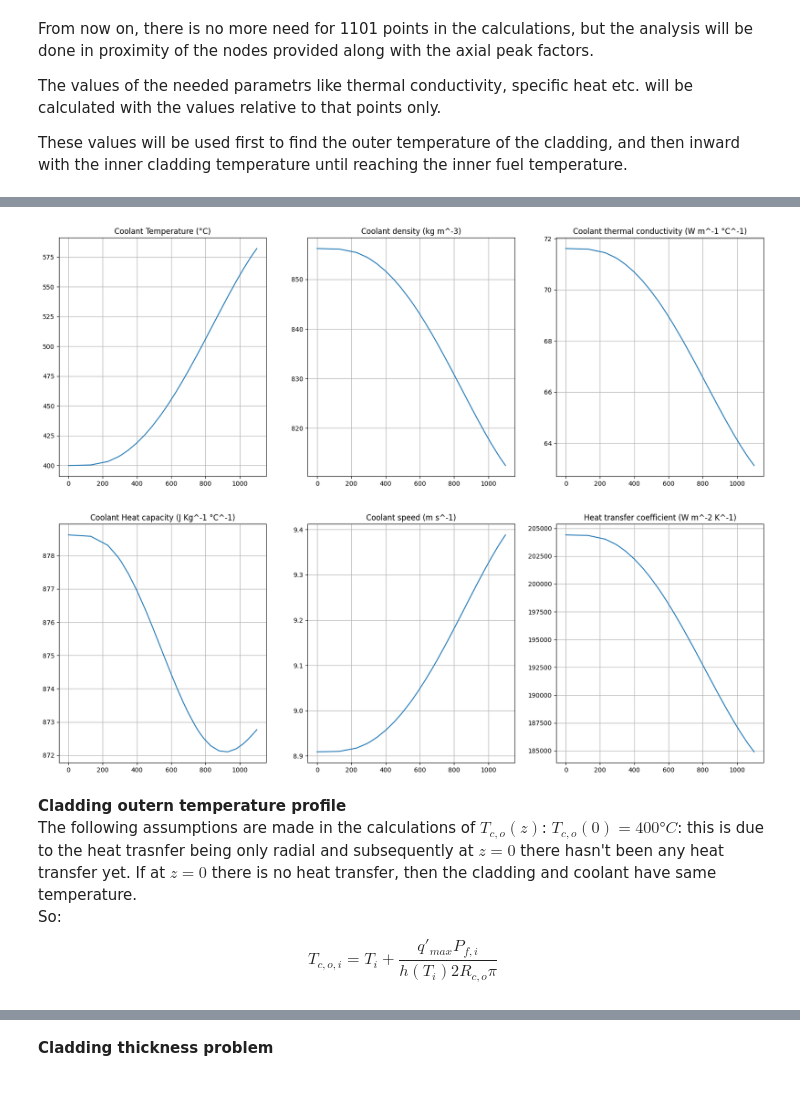
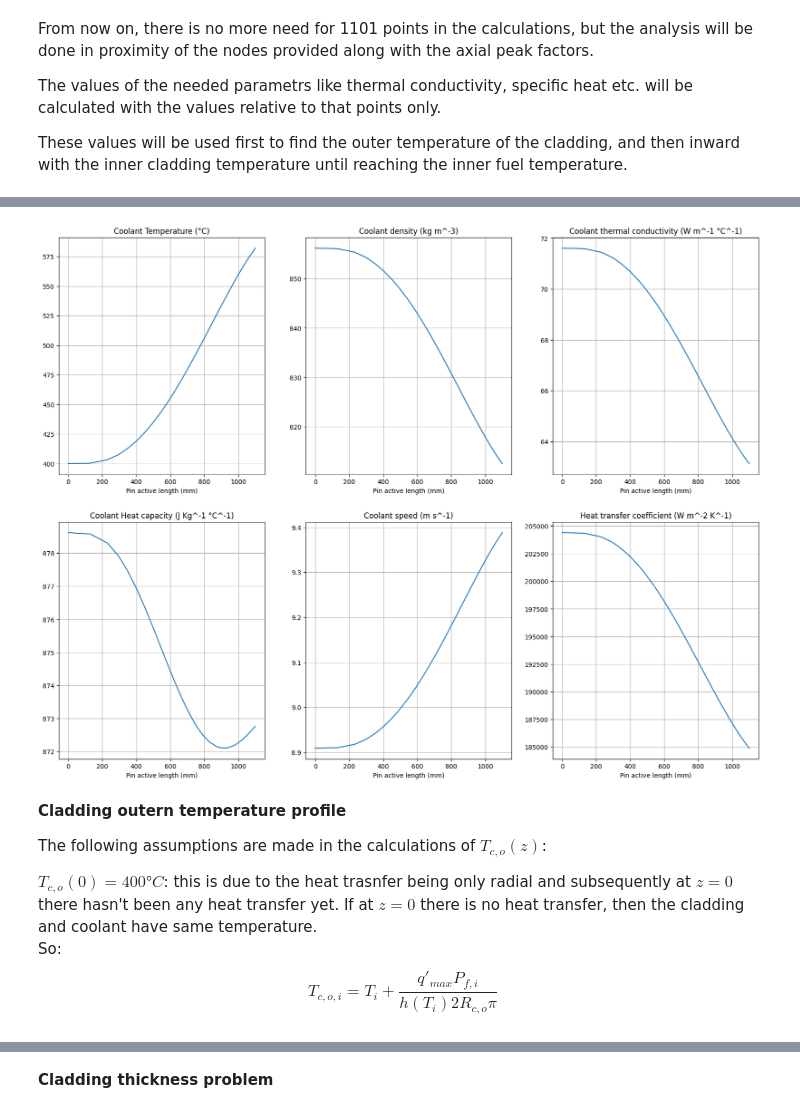
Before and after one commit to Andrea1999Broglia/ASTRID-reactor-fuel-pin-design, a Jupyter notebook: Reactor model.ipynb, the cells around one changed output, grey strips where cells are left out. Drawn from its saved outputs; the diff is of its cells as text; code cells hidden in the pictures.

```diff
--- a/Reactor model.ipynb
+++ b/Reactor model.ipynb
@@ -367,32 +298,40 @@ axs[1].grid()
 # %%
-#plots
+#plots                                                      #all coolant properties plotted
 fig, axs = plt.subplots(2, 3, figsize=(20,15))
 
 axs[0, 0].plot(H, T)
 axs[0, 0].set_title('Coolant Temperature (°C)')
+axs[0, 0].set_xlabel("Pin active length (mm)")
 axs[0, 0].grid()
 axs[1, 0].plot(H, Cp_v)
 axs[1, 0].set_title('Coolant Heat capacity (J Kg^-1 °C^-1)')
+axs[1, 0].set_xlabel("Pin active length (mm)")
 axs[1, 0].grid()
 
 axs[0, 1].plot(H, Rho_v)
 axs[0, 1].set_title('Coolant density (kg m^-3)')
+axs[0, 1].set_xlabel("Pin active length (mm)")
 axs[0, 1].grid()
 axs[1, 1].plot(H, v_c_v)
 axs[1, 1].set_title('Coolant speed (m s^-1)')
+axs[1, 1].set_xlabel("Pin active length (mm)")
 axs[1, 1].grid()
 
 axs[0, 2].plot(H, k_c_v)
 axs[0, 2].set_title('Coolant thermal conductivity (W m^-1 °C^-1)')
+axs[0, 2].set_xlabel("Pin active length (mm)")
 axs[0, 2].grid()
 axs[1, 2].plot(H, h_v)
 axs[1, 2].set_title('Heat transfer coefficient (W m^-2 K^-1)')
+axs[1, 2].set_xlabel("Pin active length (mm)")
 axs[1, 2].grid()
 # %% [output]
-[figure, old version]
+[figure, new version]
 # %% [markdown]
-**Cladding outern temperature profile**\
+**Cladding outern temperature profile**
+
 The following assumptions are made in the calculations of $T_{c,o}(z)$:
+
 $T_{c,o}(0)=400°C$: this is due to the heat trasnfer being only radial and subsequently at $z=0$ there hasn't been any heat transfer yet. If at $z=0$ there is no heat transfer, then the cladding and coolant have same temperature.\
 So:
 \begin{equation}
```
Also changed, not shown: parts of 11 cells of this notebook.
